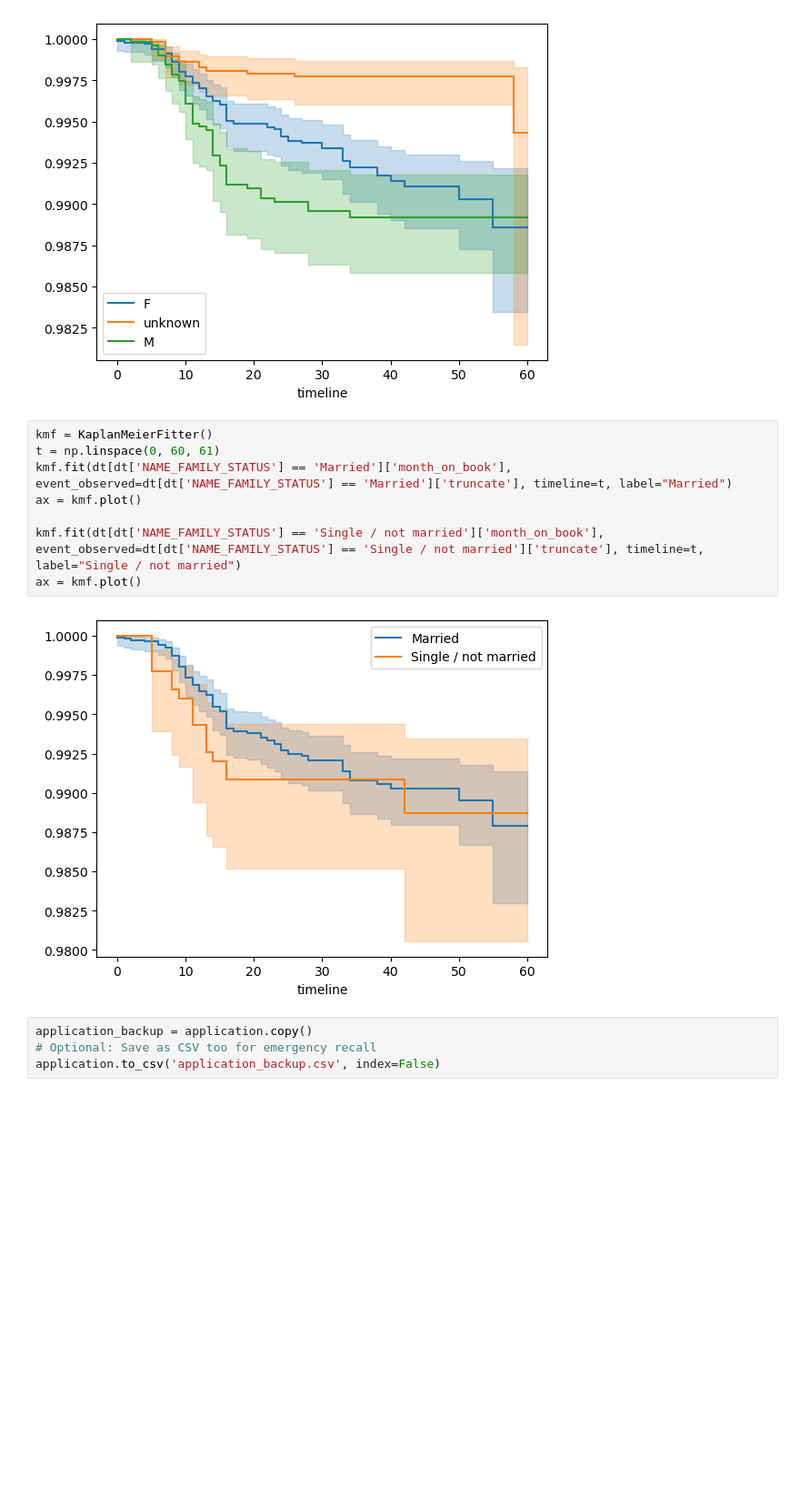
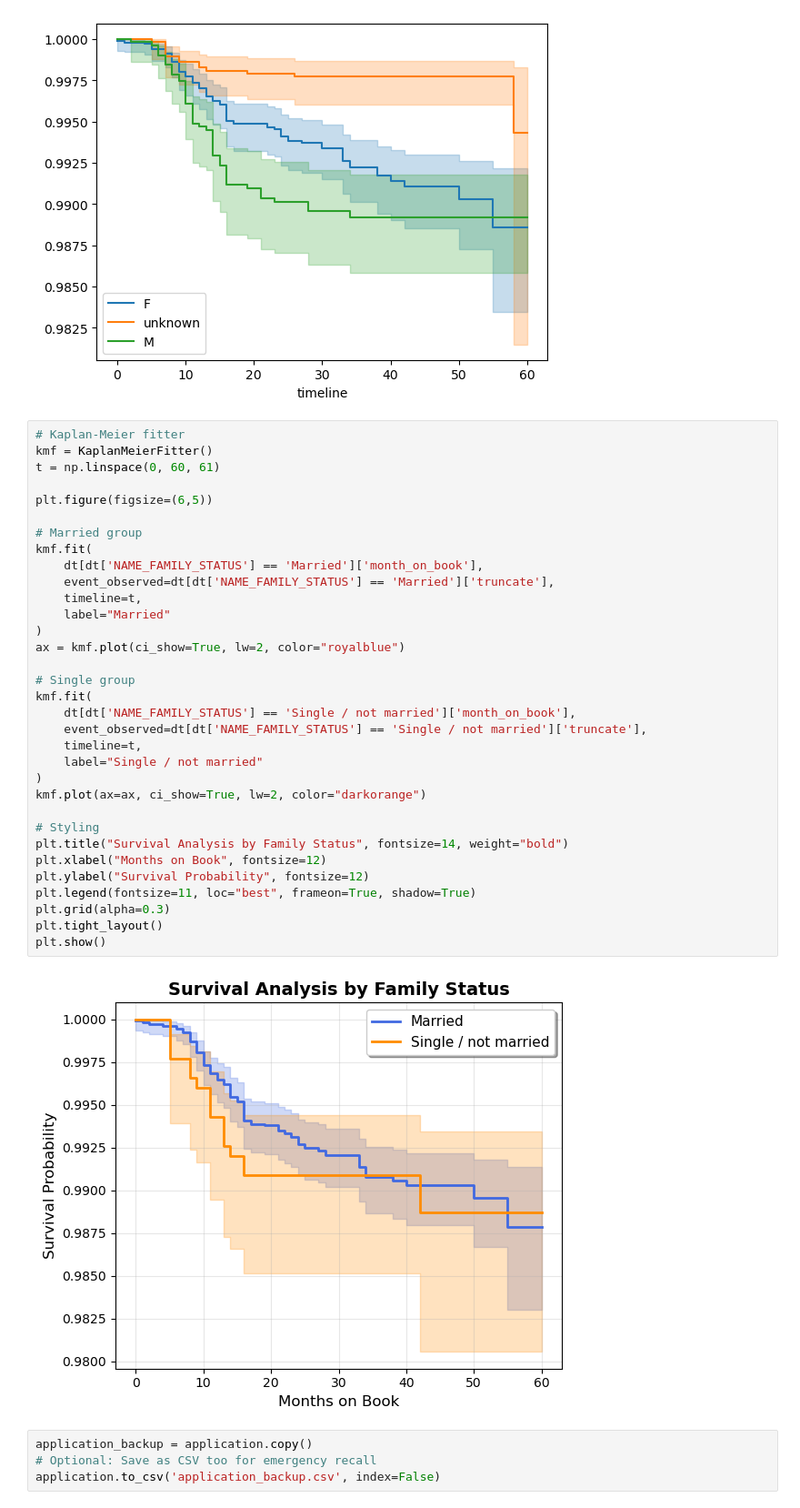
Before and after one commit to Gourav-2003/credit_risk_project, a Jupyter notebook: notebooks/credit_card_project.ipynb, the cells around one changed output. Shown at 91% size. Saved outputs shown, nothing was run; the diff lists cells and outputs as text; blank space fills up the shorter version.

```diff
--- a/notebooks/credit_card_project.ipynb
+++ b/notebooks/credit_card_project.ipynb
@@ -402,15 +408,40 @@ plot_km(dt, 'month_on_book', 'truncate', 'CODE_GENDER')
 # %% [output]
 [figure]
 # %%
+# Kaplan-Meier fitter
 kmf = KaplanMeierFitter()
 t = np.linspace(0, 60, 61)
-kmf.fit(dt[dt['NAME_FAMILY_STATUS'] == 'Married']['month_on_book'], event_observed=dt[dt['NAME_FAMILY_STATUS'] == 'Married']['truncate'], timeline=t, label="Married")
-ax = kmf.plot()
 
-kmf.fit(dt[dt['NAME_FAMILY_STATUS'] == 'Single / not married']['month_on_book'], event_observed=dt[dt['NAME_FAMILY_STATUS'] == 'Single / not married']['truncate'], timeline=t, label="Single / not married")
-ax = kmf.plot()
+plt.figure(figsize=(6,5))
+
+# Married group
+kmf.fit(
+    dt[dt['NAME_FAMILY_STATUS'] == 'Married']['month_on_book'],
+    event_observed=dt[dt['NAME_FAMILY_STATUS'] == 'Married']['truncate'],
+    timeline=t,
+    label="Married"
+)
+ax = kmf.plot(ci_show=True, lw=2, color="royalblue")
+
+# Single group
+kmf.fit(
+    dt[dt['NAME_FAMILY_STATUS'] == 'Single / not married']['month_on_book'],
+    event_observed=dt[dt['NAME_FAMILY_STATUS'] == 'Single / not married']['truncate'],
+    timeline=t,
+    label="Single / not married"
+)
+kmf.plot(ax=ax, ci_show=True, lw=2, color="darkorange")
+
+# Styling
+plt.title("Survival Analysis by Family Status", fontsize=14, weight="bold")
+plt.xlabel("Months on Book", fontsize=12)
+plt.ylabel("Survival Probability", fontsize=12)
+plt.legend(fontsize=11, loc="best", frameon=True, shadow=True)
+plt.grid(alpha=0.3)
+plt.tight_layout()
+plt.show()
 # %% [output]
-[figure, old version]
+[figure, new version]
 # %%
 application_backup = application.copy()
 # Optional: Save as CSV too for emergency recall
```
Also changed, not shown: parts of 14 cells of this notebook.
